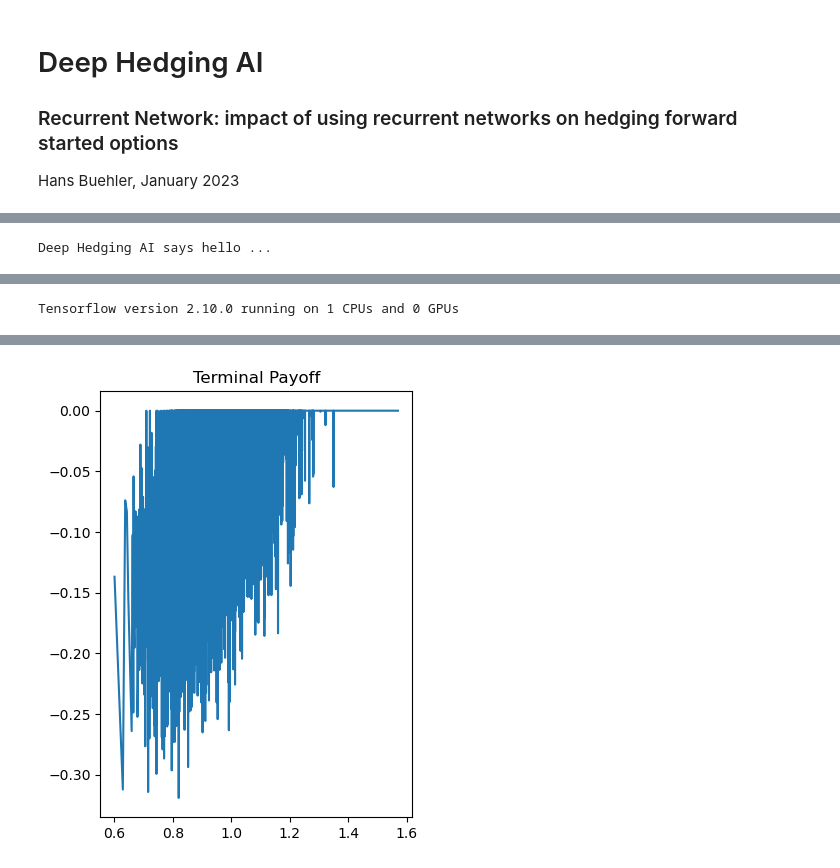
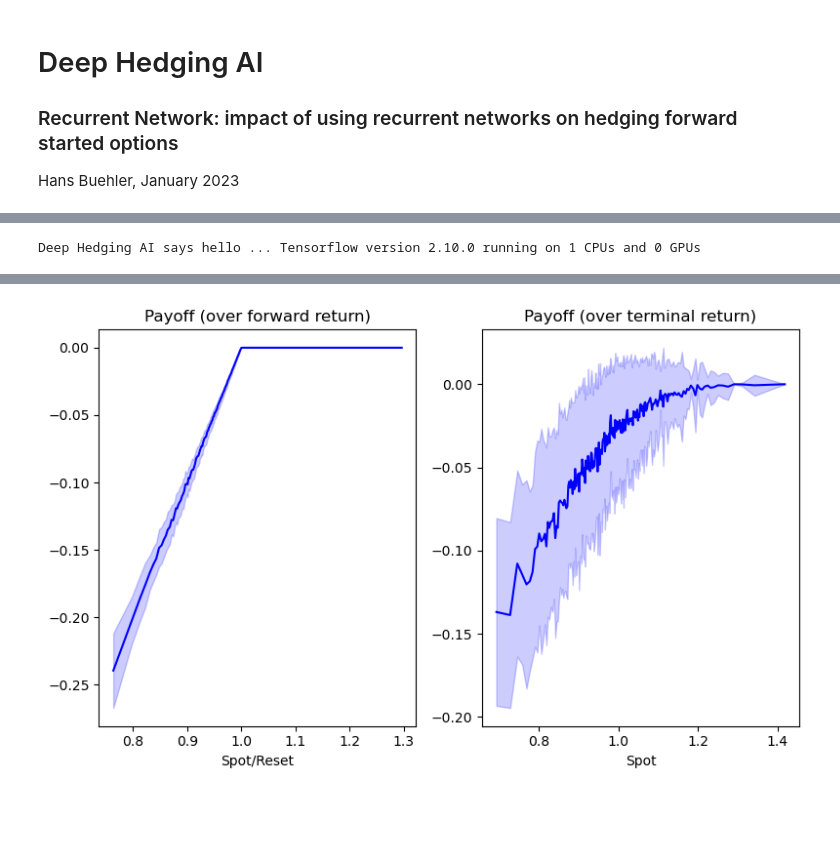
Before and after one commit to hansbuehler/deephedging, a Jupyter notebook: notebooks/trainer-recurrent-fwdstart.ipynb, the cells around one changed output, grey strips where cells are left out. Saved outputs shown, nothing was run; the diff lists cells and outputs as text; code cells hidden in the pictures; blank space fills up the shorter version.

Commit message:
Better notebook for forward starts

```diff
--- a/notebooks/trainer-recurrent-fwdstart.ipynb
+++ b/notebooks/trainer-recurrent-fwdstart.ipynb
@@ -20,6 +18,7 @@ SageMaker: added python path /home/ec2-user/SageMaker
 # %%
 print("Deep Hedging AI says hello ... ", end='')
 from cdxbasics.config import Config
+from cdxbasics.prettydict import PrettyOrderedDict as pdct
 from deephedging.trainer import train
 from deephedging.gym import VanillaDeepHedgingGym
 from deephedging.world import SimpleWorld_Spot_ATM
@@ -31,30 +30,20 @@ from IPython.display import display, Markdown
 # see print of the config below for numerous options
 config = Config()
 # world
+config.world.steps = 20
+#config.world.dt    = 1./50.
+iReset = 10
 
-pcent = 0.2
-put_strike = 1.0
-lower_KO   = 1.-pcent
-upper_KO   = 1.+pcent
+nBins = 200
 
 def fwd_start( spots ):
-    """ Short double KO put
-
-        Parameters
-        ----------
-            spots : spots of the equity[None,nSteps]
-
-        Returns
-        -------
-            Payoff [None]
-    """
-    l          = spots.shape[1]
-    terminal   = np.maximum( put_strike * spots[:,l//2] - spots[:,-1], 0. )  # put
+    terminal   = np.maximum( 1. * spots[:,iReset] - spots[:,-1], 0. )  # put
     return -terminal
 
 config.world.samples = 20000
 config.world.steps = 20
 config.world.drift = 0.
+config.world.cost_s = 0.
 config.world.black_scholes = True
 config.world.payoff = fwd_start
 # gym
@@ -64,13 +53,14 @@ config.gym.agent.network.depth = 5
 config.gym.agent.network.activation = "softplus"
 config.gym.agent.recurrence   = 5 # continuous recurrent nodes
 config.gym.agent.recurrence01 = 5 # digital recurrent nodes
+config.gym.agent.recurrence_gru = True # digital recurrent nodes
 # trainer
 config.trainer.train.optimizer.name = "adam"
 config.trainer.train.optimizer.learning_rate = 0.001
-config.trainer.train.optimizer.clipvalue = 1.
+config.trainer.train.optimizer.clipvalue = 0.9
 config.trainer.train.optimizer.global_clipnorm = 1.
 config.trainer.train.batch_size = config.world("samples")
-config.trainer.train.epochs = 12000
+config.trainer.train.epochs = 25000
 config.trainer.caching.mode = "on"
 config.trainer.caching.epoch_freq = 100
 config.trainer.visual.epoch_refresh = 20
@@ -81,17 +71,40 @@ config_recurrent = config.copy()
 # create world
 world  = SimpleWorld_Spot_ATM( config.world )
 val_world  = world.clone(samples=world.nSamples//2)
+gyms = pdct()
 
+# plot
+from deephedging.base import npCast, mean_bins
+from cdxbasics.dynaplot import figure
+import numpy as np
+
+payoff = world.data.market.payoff
+spots  = world.details.spot_all
 fig = figure()
-ax  = fig.add_subplot()
-ax.set_title("Terminal Payoff")
-spotsT = world.details.spot_all[:,-1]
-payoff = world.data.market.payoff
-ixs    = np.argsort(spotsT)
-spotsT = spotsT[ixs]
-payoff = payoff[ixs]
-ax.plot( spotsT,payoff )
-fig.render()
+ax = fig.add_subplot()
+
+ref  = spots[:,-1] / spots[:,iReset]
+ixs  = np.argsort(ref)
+xm   = mean_bins( ref[ixs], bins=nBins, weights=world.sample_weights, return_std = False )
+m, s = mean_bins( payoff[ixs], bins=nBins, weights=world.sample_weights, return_std = True )
+
+ax.plot( xm, m, color="blue")
+ax.set_title("Payoff (over forward return)")
+ax.set_xlabel("Spot/Reset")
+ax.fill_between( xm, m-s,m+s, color="blue",alpha=0.2)
+
+ax = fig.add_subplot()
+
+ref  = spots[:,-1]
+ixs  = np.argsort(ref)
+xm   = mean_bins( ref[ixs], bins=nBins, weights=world.sample_weights, return_std = False )
+m, s = mean_bins( payoff[ixs], bins=nBins, weights=world.sample_weights, return_std = True )
+
+ax.plot( xm, m, color="blue")
+ax.set_title("Payoff (over terminal return)")
+ax.set_xlabel("Spot")
+ax.fill_between( xm, m-s,m+s, color="blue",alpha=0.2)
+
 fig.close()
 # %% [output]
-Deep Hedging AI says hello ...
+Deep Hedging AI says hello ... Tensorflow version 2.10.0 running on 1 CPUs and 0 GPUs
@@ -101 +110,0 @@ To enable them in other operations, rebuild TensorFlow with the appropriate comp
-Tensorflow version 2.10.0 running on 1 CPUs and 0 GPUs
@@ -106,2 +111,2 @@ To enable them in other operations, rebuild TensorFlow with the appropriate comp
-[figure, old version]
+[figure, new version]
 # %%
```
Also changed, not shown: parts of 7 cells of this notebook.
